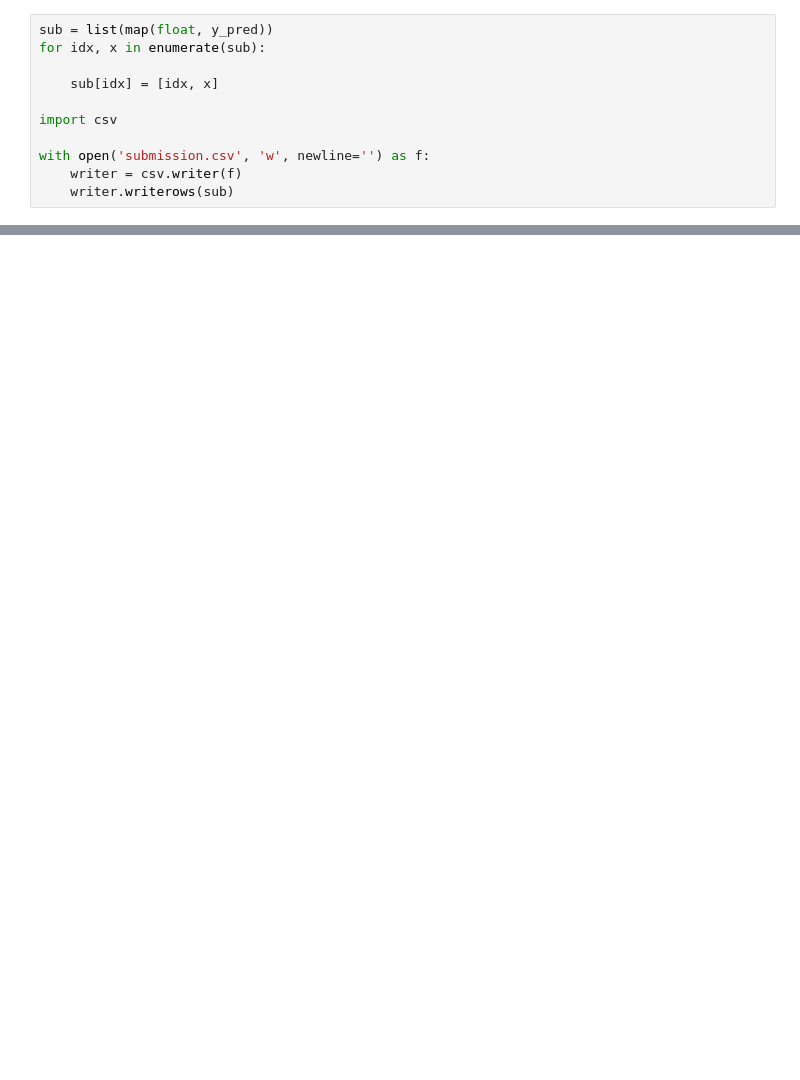
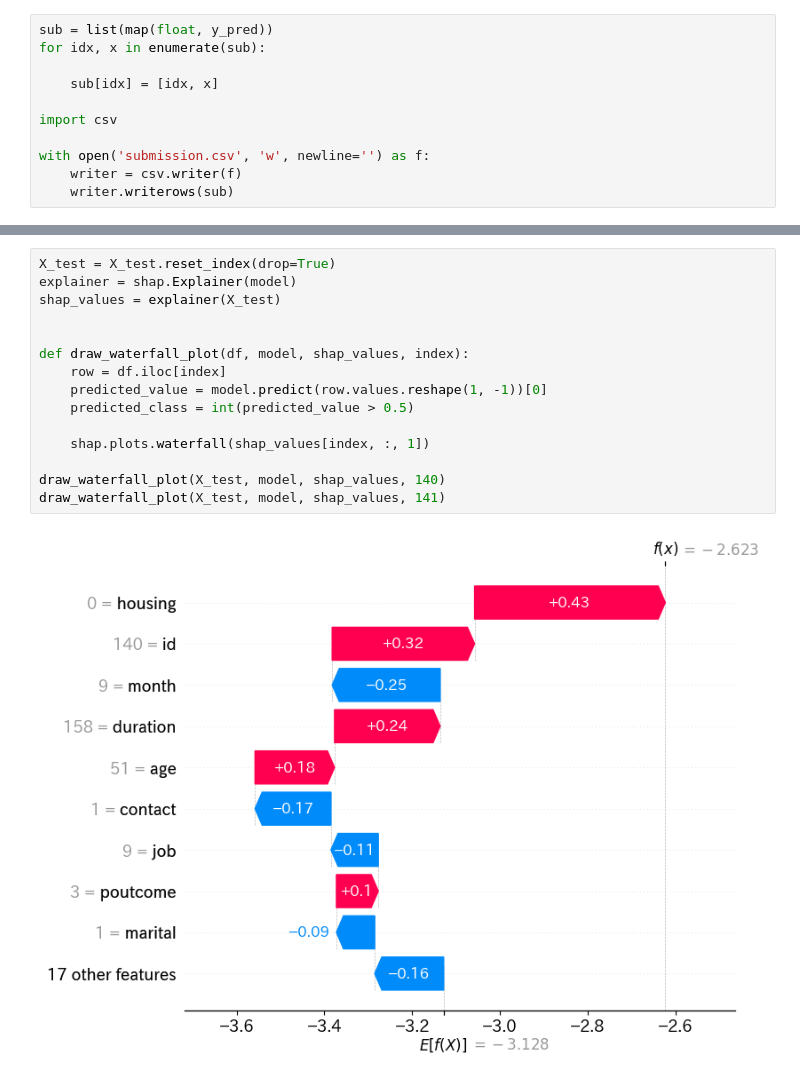
Before and after one commit to Memories-of-Sun-and-Moon/SIGNATE4B_040_Bank_Customer_Tartgeting, a Jupyter notebook: solve.ipynb, the cells around one changed output, grey strips where cells are left out. Cells and saved outputs as stored; diff of their text form; blank space fills up the shorter version.

```diff
--- a/solve.ipynb
+++ b/solve.ipynb
@@ -729,0 +752,17 @@ with open('submission.csv', 'w', newline='') as f:
+# %%
+X_test = X_test.reset_index(drop=True)
+explainer = shap.Explainer(model)
+shap_values = explainer(X_test)
+
+
+def draw_waterfall_plot(df, model, shap_values, index):
+    row = df.iloc[index]
+    predicted_value = model.predict(row.values.reshape(1, -1))[0]
+    predicted_class = int(predicted_value > 0.5)
+
+    shap.plots.waterfall(shap_values[index, :, 1])
+
+draw_waterfall_plot(X_test, model, shap_values, 140)
+draw_waterfall_plot(X_test, model, shap_values, 141)
+# %% [output]
+[figure, added]
```
Also changed, not shown: parts of 5 cells of this notebook, 1 other file.
